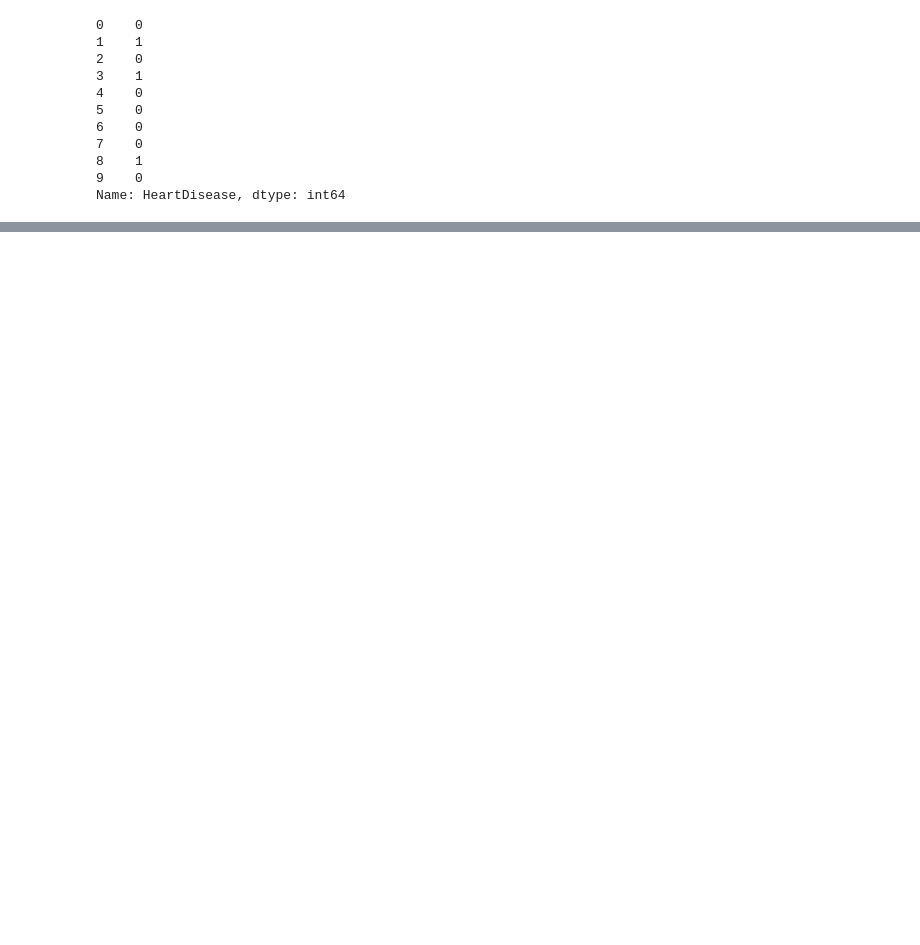
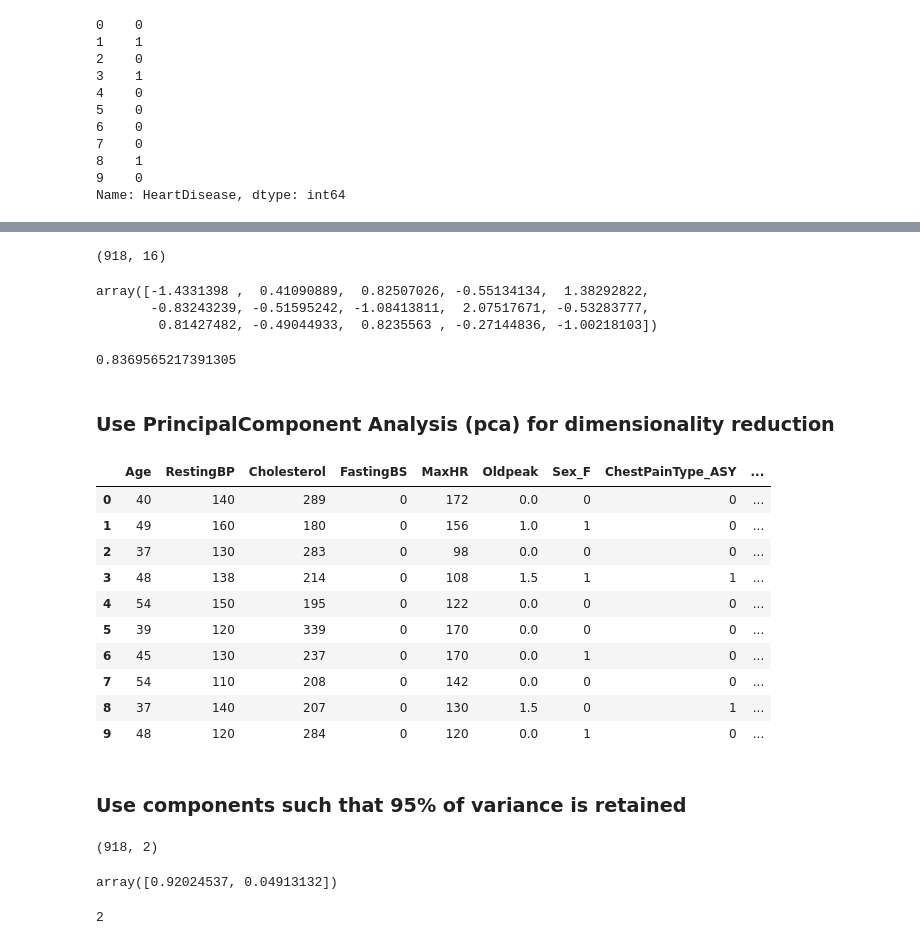
Before and after one commit to bmanandhar/principal_component_analysis, a Jupyter notebook: heart_failure_pca_exercise/hearts_pca_exercise.ipynb, the cells around one changed output, grey strips where cells are left out. Cells and saved outputs as stored; diff of their text form; code cells hidden in the pictures; blank space fills up the shorter version.

Commit message:
heart disease model score with pca

```diff
--- a/heart_failure_pca_exercise/hearts_pca_exercise.ipynb
+++ b/heart_failure_pca_exercise/hearts_pca_exercise.ipynb
@@ -35,0 +141,3 @@ Name: HeartDisease, dtype: int64
+# %%
+dummies = pd.get_dummies(new_df)
+dummies.head()
@@ -35,0 +155,2 @@ Name: HeartDisease, dtype: int64
+# %%
+dummies = dummies.drop(['Sex_M', 'ChestPainType_TA', 'RestingECG_LVH', 'ExerciseAngina_Y', 'ST_Slope_Up'], axis=1)
@@ -35,0 +161,2 @@ Name: HeartDisease, dtype: int64
+# %%
+final = pd.concat([df, dummies], axis=1).drop(['Sex', 'ChestPainType', 'RestingECG', 'ExerciseAngina', 'ST_Slope'], axis=1)
@@ -35,0 +172,4 @@ Name: HeartDisease, dtype: int64
+# %%
+final.shape
+# %% [output]
+(918, 16)
@@ -35,0 +179,10 @@ Name: HeartDisease, dtype: int64
+# %%
+X = final.drop(['HeartDisease'], axis=1)
+y = final['HeartDisease']
+# %%
+X_scaled = scaler.fit_transform(X)
+X_scaled[0]
+# %% [output]
+array([-1.4331398 ,  0.41090889,  0.82507026, -0.55134134,  1.38292822,
+       -0.83243239, -0.51595242, -1.08413811,  2.07517671, -0.53283777,
+        0.81427482, -0.49044933,  0.8235563 , -0.27144836, -1.00218103])
@@ -35,0 +192,40 @@ Name: HeartDisease, dtype: int64
+# %%
+from sklearn.linear_model import LogisticRegression
+model = LogisticRegression()
+model.fit(X_train, y_train)
+model.score(X_test, y_test)
+# %% [output]
+0.8369565217391305
+# %% [markdown]
+### Use PrincipalComponent Analysis (pca) for dimensionality reduction
+# %%
+X[:10]
+# %% [output]
+|  | Age | RestingBP | Cholesterol | FastingBS | MaxHR | Oldpeak | Sex_F | ChestPainType_ASY | ... |
+| 0 | 40 | 140 | 289 | 0 | 172 | 0.0 | 0 | 0 | ... |
+| 1 | 49 | 160 | 180 | 0 | 156 | 1.0 | 1 | 0 | ... |
+| 2 | 37 | 130 | 283 | 0 | 98 | 0.0 | 0 | 0 | ... |
+| 3 | 48 | 138 | 214 | 0 | 108 | 1.5 | 1 | 1 | ... |
+| 4 | 54 | 150 | 195 | 0 | 122 | 0.0 | 0 | 0 | ... |
+| 5 | 39 | 120 | 339 | 0 | 170 | 0.0 | 0 | 0 | ... |
+| 6 | 45 | 130 | 237 | 0 | 170 | 0.0 | 1 | 0 | ... |
+| 7 | 54 | 110 | 208 | 0 | 142 | 0.0 | 0 | 0 | ... |
+| 8 | 37 | 140 | 207 | 0 | 130 | 1.5 | 0 | 1 | ... |
+| 9 | 48 | 120 | 284 | 0 | 120 | 0.0 | 1 | 0 | ... |
+# %% [markdown]
+### Use components such that 95% of variance is retained
+# %%
+from sklearn.decomposition import PCA
+pca = PCA(0.95)
+X_pca = pca.fit_transform(X)
+X_pca.shape
+# %% [output]
+(918, 2)
+# %%
+pca.explained_variance_ratio_
+# %% [output]
+array([0.92024537, 0.04913132])
+# %%
+pca.n_components_
+# %% [output]
+2
```
Also changed, not shown: parts of 31 cells of this notebook.
